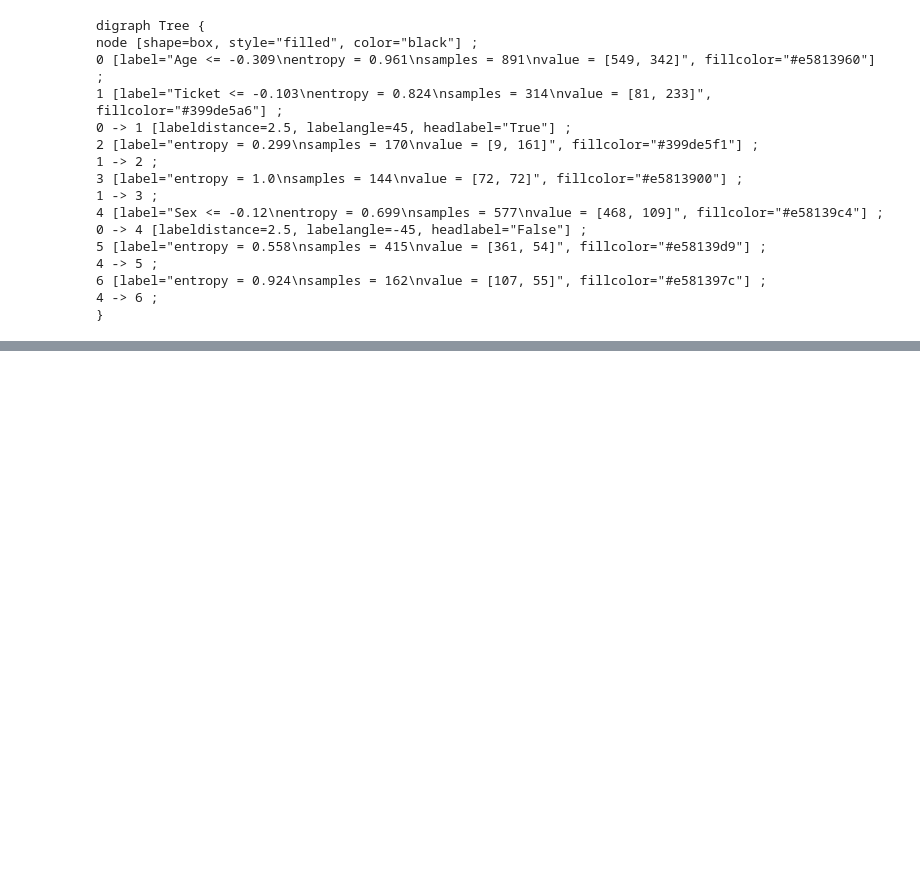
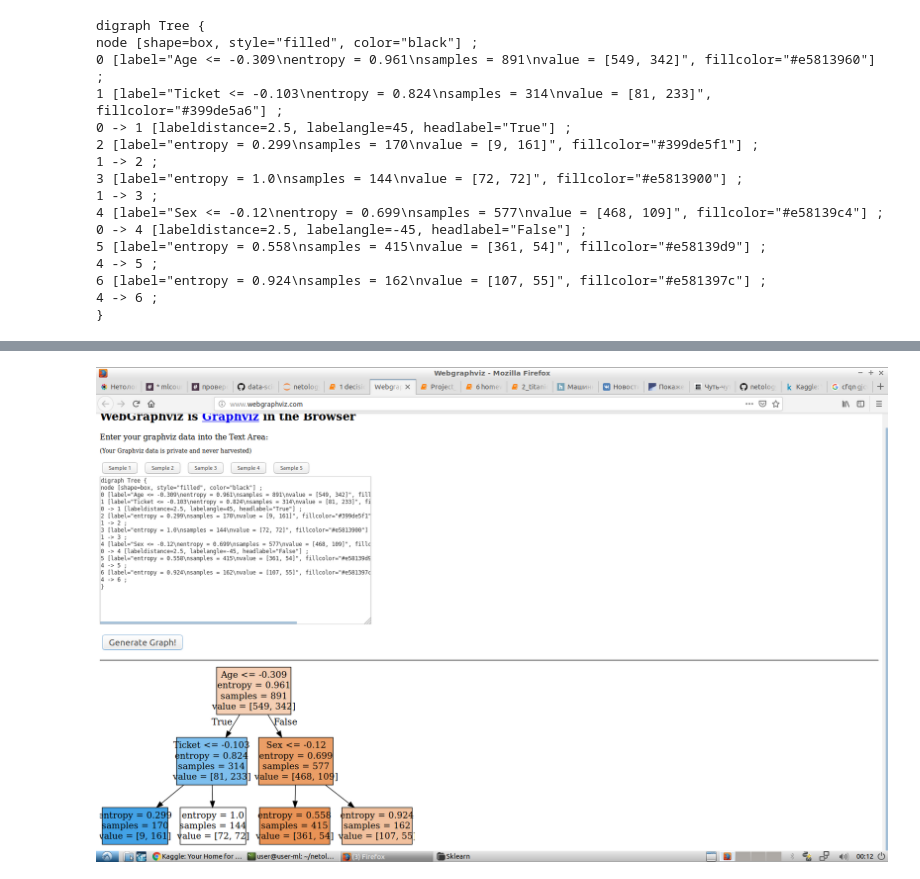
Before and after one commit to MirAlexey/netology-ds, a Jupyter notebook: HW_6/6 homework.ipynb, the cells around one changed output, grey strips where cells are left out. Saved outputs shown, nothing was run; the diff lists cells and outputs as text; code cells hidden in the pictures; blank space fills up the shorter version.

```diff
--- a/HW_6/6 homework.ipynb
+++ b/HW_6/6 homework.ipynb
@@ -195,0 +197,5 @@ node [shape=box, style="filled", color="black"] ;
+# %%
+from IPython.display import Image
+Image("tree.png")
+# %% [output]
+[figure, added]
```
Also changed, not shown: parts of 3 cells of this notebook.
